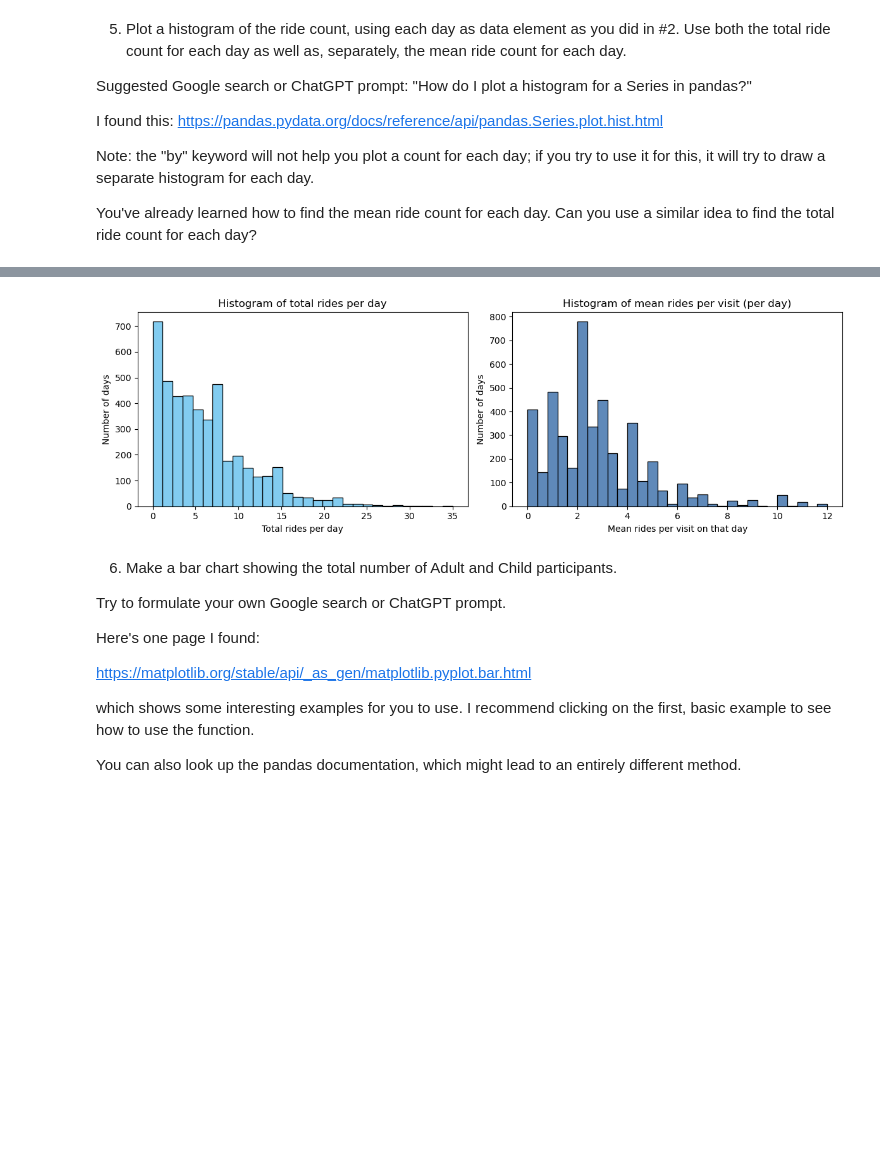
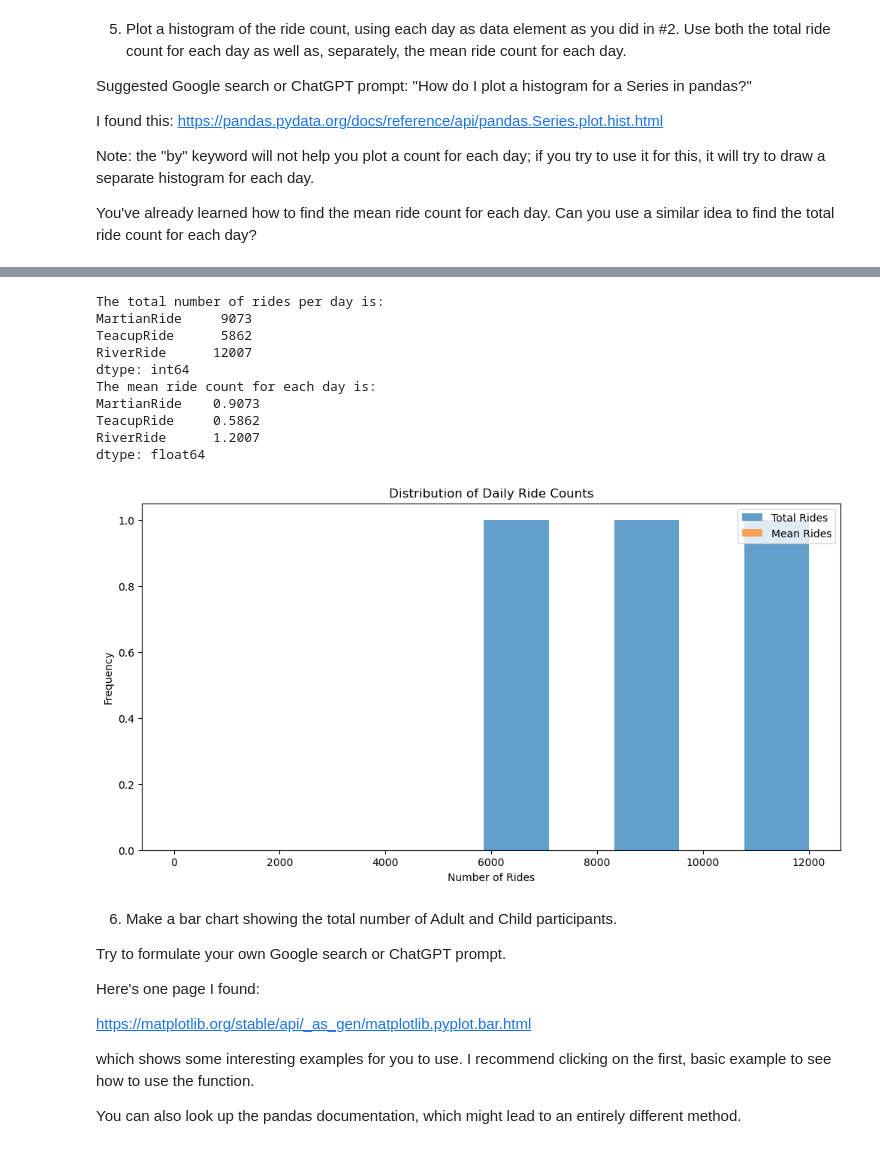
Before and after one commit to veniola/Module-B-semester-2, a Jupyter notebook: OMDS-ModB2-Week3-Eniola-Victoria.ipynb, the cells around one changed output, grey strips where cells are left out. Cells and saved outputs as stored; diff of their text form; code cells hidden in the pictures; blank space fills up the shorter version.

```diff
--- a/OMDS-ModB2-Week3-Eniola-Victoria.ipynb
+++ b/OMDS-ModB2-Week3-Eniola-Victoria.ipynb
@@ -335,34 +289,34 @@ ValueError: shape mismatch: objects cannot be broadcast to a single shape.  Mism
-# %%
-# plot histogram of ride count, using each day as data element
-daily_count = df.groupby("VisitDate")[["MartianRide", "TeacupRide", "RiverRide"]].sum()
-#print(f"\nThe daily count values for each ride are:\n{daily_count}")
-daily_mean = df.groupby("VisitDate")[["MartianRide", "TeacupRide", "RiverRide"]].mean()
-#print(f"\nThe daily mean values for each ride are:\n{daily_mean}")
-
-# Compute the per-day metrics we want to histogram:
-daily_total = daily_count.sum(axis=1)
-daily_mean_total = daily_mean.sum(axis=1)
-
-# Plot histograms side-by-side
-import matplotlib.pyplot as plt
-
-palette = sns.color_palette(["#58bceb", "#2a62a2"])
-fig, axes = plt.subplots(1, 2, figsize=(12, 4))
-
-sns.histplot(daily_total, bins=30, ax=axes[0], color=palette[0])
-axes[0].set_title('Histogram of total rides per day')
-axes[0].set_xlabel('Total rides per day')
-axes[0].set_ylabel('Number of days')
-
-sns.histplot(daily_mean_total, bins=30, ax=axes[1], color=palette[1])
-axes[1].set_title('Histogram of mean rides per visit (per day)')
-axes[1].set_xlabel('Mean rides per visit on that day')
-axes[1].set_ylabel('Number of days')
-
-plt.tight_layout()
-plt.show()
-# %% [output]
-[figure, removed]
+# %%
+# Histogram
+daily_total = df[["MartianRide", "TeacupRide", "RiverRide"]].sum()
+print(f'The total number of rides per day is:\n{daily_total}')
+
+daily_total_mean = df[["MartianRide", "TeacupRide", "RiverRide"]].mean()
+print(f'The mean ride count for each day is:\n{daily_total_mean}')
+
+# Histogram
+import matplotlib.pyplot as plt
+
+plt.figure(figsize=(12, 6))
+plt.hist(daily_total, bins=5, alpha=0.7, label='Total Rides')
+plt.hist(daily_total_mean, bins=5, alpha=0.7, label='Mean Rides')
+plt.title('Distribution of Daily Ride Counts')
+plt.xlabel('Number of Rides')
+plt.ylabel('Frequency')
+plt.legend()
+plt.show()
+# %% [output]
+The total number of rides per day is:
+MartianRide     9073
+TeacupRide      5862
+RiverRide      12007
+dtype: int64
+The mean ride count for each day is:
+MartianRide    0.9073
+TeacupRide     0.5862
+RiverRide      1.2007
+dtype: float64
+[figure, added]
 # %% [markdown]
 6. Make a bar chart showing the total number of Adult and Child participants.
 
```
Also changed, not shown: parts of 2 cells of this notebook.
